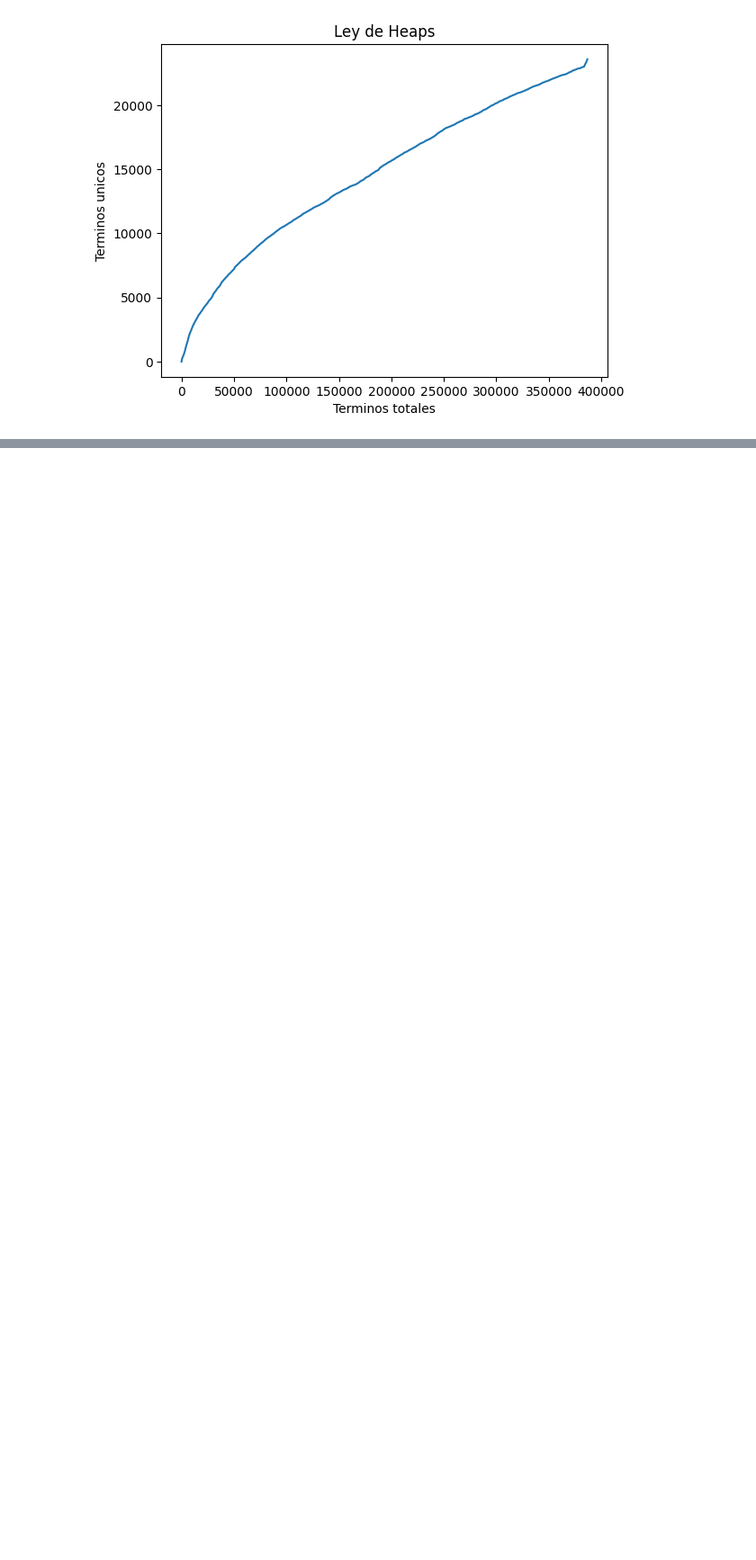
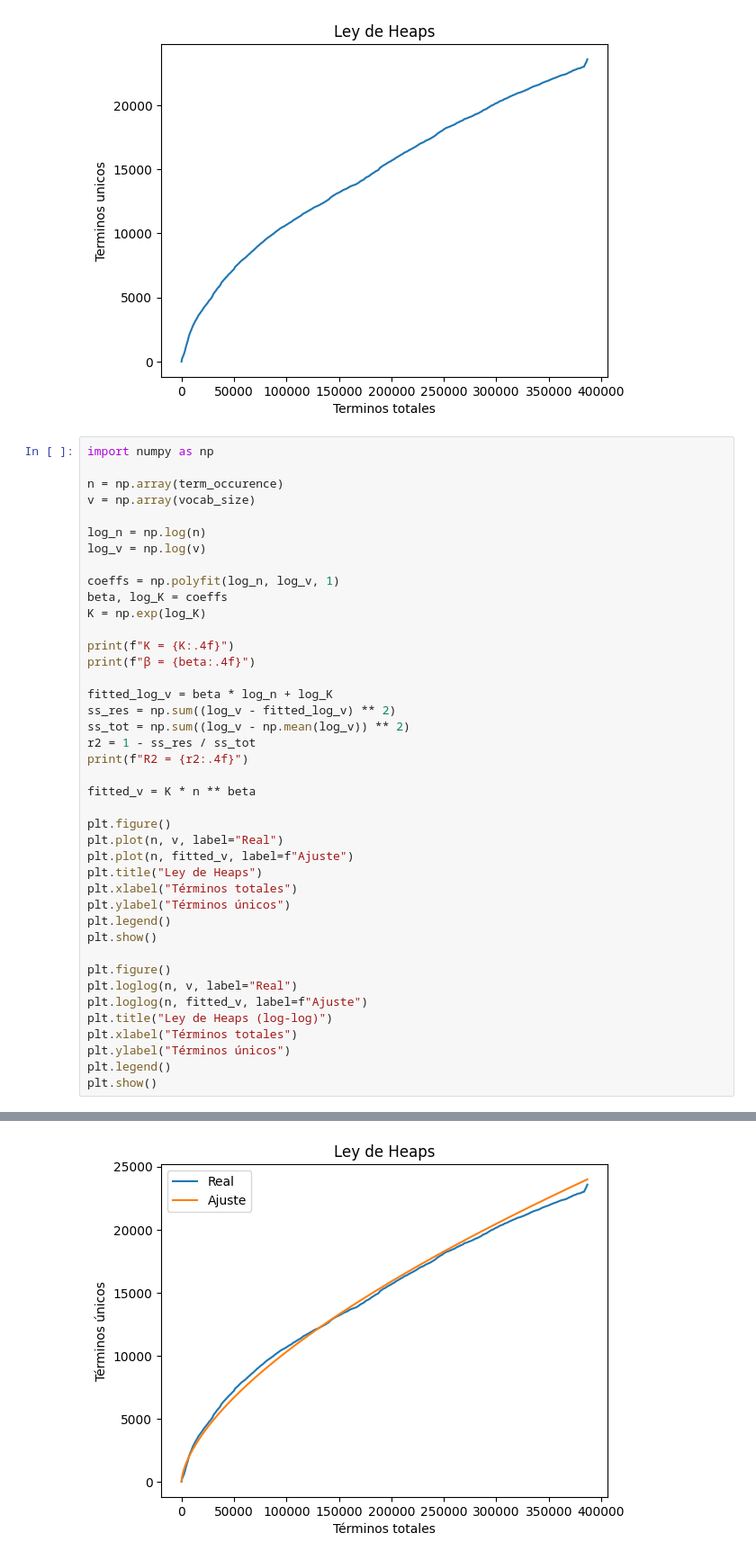
Before and after one commit to MatiasHerrneder/recuperacion-de-informacion-2026, a Jupyter notebook: tp01/ej09/notebook.ipynb, the cells around one changed output, grey strips where cells are left out. Shown at 90% size. Saved outputs shown, nothing was run; the diff lists cells and outputs as text; blank space fills up the shorter version.

Commit message:
add heaps law fitted

```diff
--- a/tp01/ej09/notebook.ipynb
+++ b/tp01/ej09/notebook.ipynb
@@ -69,3 +69,45 @@ plt.ylabel("Terminos unicos")
 plt.show()
 # %% [output]
 [figure]
+# %%
+import numpy as np
+
+n = np.array(term_occurence)
+v = np.array(vocab_size)
+
+log_n = np.log(n)
+log_v = np.log(v)
+
+coeffs = np.polyfit(log_n, log_v, 1)
+beta, log_K = coeffs
+K = np.exp(log_K)
+
+print(f"K = {K:.4f}")
+print(f"β = {beta:.4f}")
+
+fitted_log_v = beta * log_n + log_K
+ss_res = np.sum((log_v - fitted_log_v) ** 2)
+ss_tot = np.sum((log_v - np.mean(log_v)) ** 2)
+r2 = 1 - ss_res / ss_tot
+print(f"R2 = {r2:.4f}")
+
+fitted_v = K * n ** beta
+
+plt.figure()
+plt.plot(n, v, label="Real")
+plt.plot(n, fitted_v, label=f"Ajuste")
+plt.title("Ley de Heaps")
+plt.xlabel("Términos totales")
+plt.ylabel("Términos únicos")
+plt.legend()
+plt.show()
+
+plt.figure()
+plt.loglog(n, v, label="Real")
+plt.loglog(n, fitted_v, label=f"Ajuste")
+plt.title("Ley de Heaps (log-log)")
+plt.xlabel("Términos totales")
+plt.ylabel("Términos únicos")
+plt.legend()
+plt.show()
+# %% [output]
@@ -71,0 +117 @@ plt.show()
+[figure, added]
```
Also changed, not shown: parts of 1 cell of this notebook.
